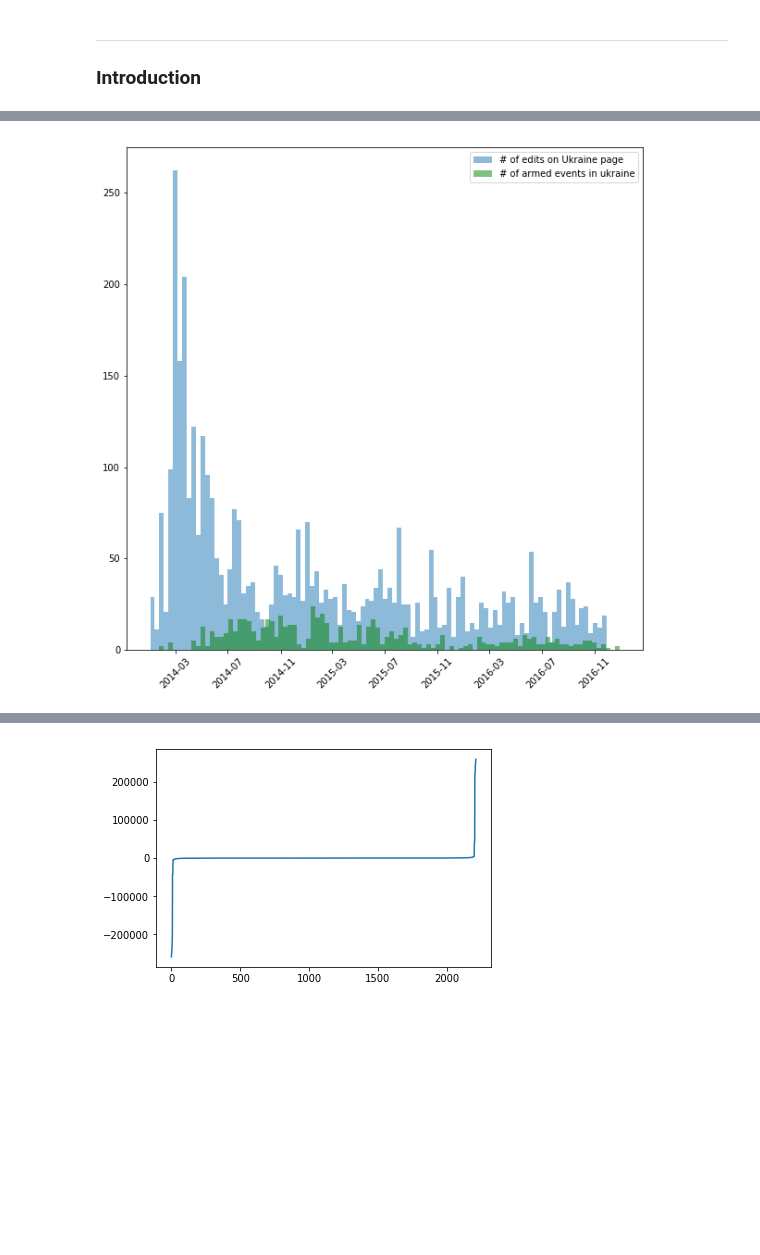
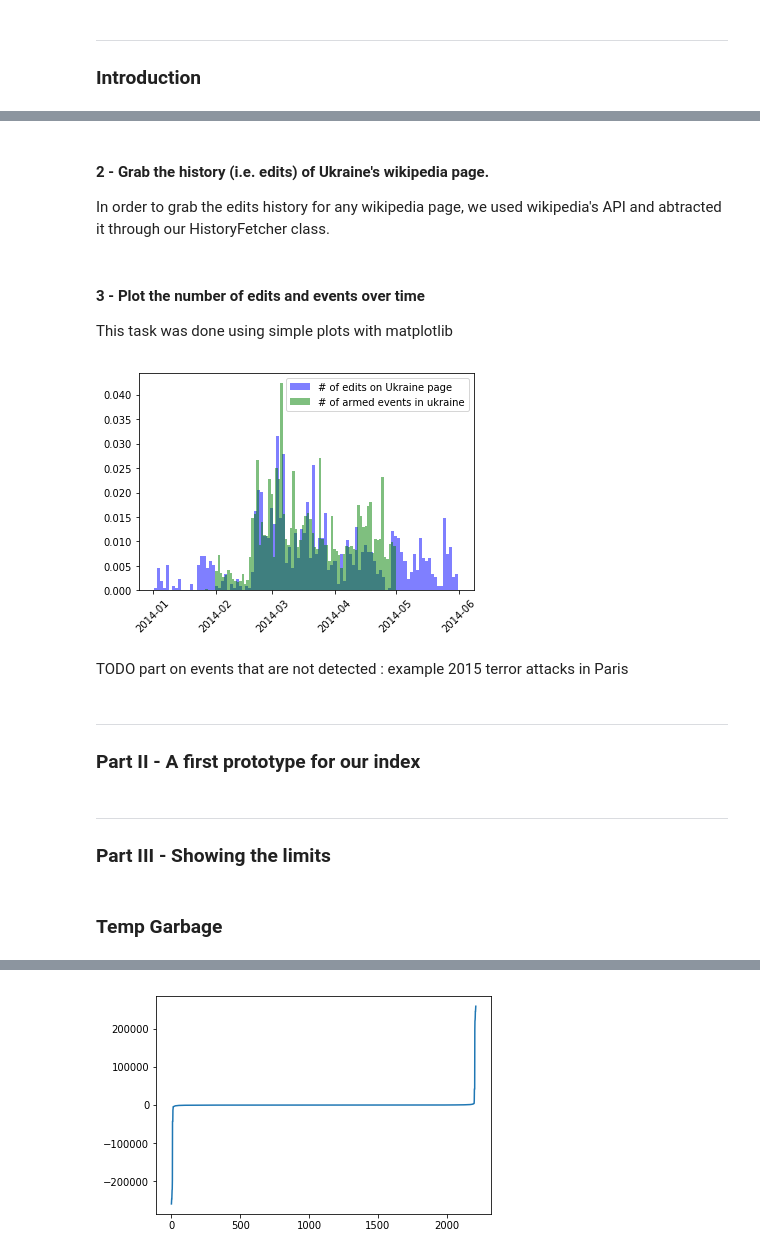
Before and after one commit to Amaumaury/ada-2017, a Jupyter notebook: project/Milestone2.ipynb, the cells around one changed output, grey strips where cells are left out. Saved outputs shown, nothing was run; the diff lists cells and outputs as text; code cells hidden in the pictures; blank space fills up the shorter version.

```diff
--- a/project/Milestone2.ipynb
+++ b/project/Milestone2.ipynb
@@ -52 +38,4 @@ ukraine_ged_df['deaths all'] = ukraine_ged_df['deaths_a']+ukraine_ged_df['deaths
+# %%
+gd1 = gdelt.gdelt(version=1)
+results = gd1.Search(['2014 February 01','2014 April 30'],table='events')
 # %%
@@ -79,6 +62,16 @@ WIKI_URL = 'https://en.wikipedia.org/w/api.php'
+# %%
+ukraine_events = results[results['ActionGeo_CountryCode'] == 'UP']
+ukraine_events['SQLDATE'] = ukraine_events['SQLDATE'].map(lambda d: pd.Timestamp(str(d)))
+ukraine_events = ukraine_events.set_index('SQLDATE')
+ukraine_events = ukraine_events.loc[ukraine_events.index > pd.Timestamp('20140101')]
+ukraine_events_dates = list(ukraine_events.index)
+# %% [markdown]
+#### 2 - Grab the history (i.e. edits) of Ukraine's wikipedia page.
+
+In order to grab the edits history for any wikipedia page, we used wikipedia's API and abtracted it through our HistoryFetcher class.
 # %%
 history_fetcher = HistoryFetcher('Ukraine')
-response = history_fetcher.get_history('20140101000000', '20161130000000')
+response = history_fetcher.get_history('20140101000000', '20140601000000')
 # %%
 dates = list(map(lambda revision: revision['timestamp'], response))
 changes_size = list(map(lambda revision: revision['change_size'], response))
@@ -88 +78,24 @@ deaths_all = ukraine_ged_df['deaths all'].values
+# %% [markdown]
+#### 3 - Plot the number of edits and events over time
+
+This task was done using simple plots with matplotlib
+# %%
+plt.hist(dates, bins=100, normed=True, color='blue', alpha=0.5, label='# of edits on Ukraine page')
+#plt.hist(ukraine_war_dates, bins=100, alpha=0.5, color='grey', label='# of edits on Ukraine war page')
+plt.hist(ukraine_events_dates, bins=100, color='green', normed=True, alpha=0.5, label='# of armed events in ukraine')
+plt.xticks(rotation=45)
+plt.legend(loc='upper right')
+plt.show()
+# %% [output]
+[figure, added]
+# %% [markdown]
+TODO part on events that are not detected : example 2015 terror attacks in Paris
+# %% [markdown]
+---
+### Part II - A first prototype for our index
+# %% [markdown]
+---
+### Part III - Showing the limits
+# %% [markdown]
+### Temp Garbage
 # %%
@@ -90,12 +106,3 @@ ukraine_war_history_fetcher = HistoryFetcher('War in Donbass')
 ukraine_war_response = history_fetcher.get_history('20140101000000', '20161130000000')
 
 ukraine_war_dates = list(map(lambda revision: revision['timestamp'], ukraine_war_response))
-# %%
-plt.hist(dates, bins=100, alpha=0.5, label='# of edits on Ukraine page')
-#plt.hist(ukraine_war_dates, bins=100, alpha=0.5, color='grey', label='# of edits on Ukraine war page')
-plt.hist(dates_events, bins=100, color='green', alpha=0.5, label='# of armed events in ukraine')
-plt.xticks(rotation=45)
-plt.legend(loc='upper right')
-plt.show()
-# %% [output]
-[figure, removed]
```
Also changed, not shown: parts of 15 cells of this notebook.
